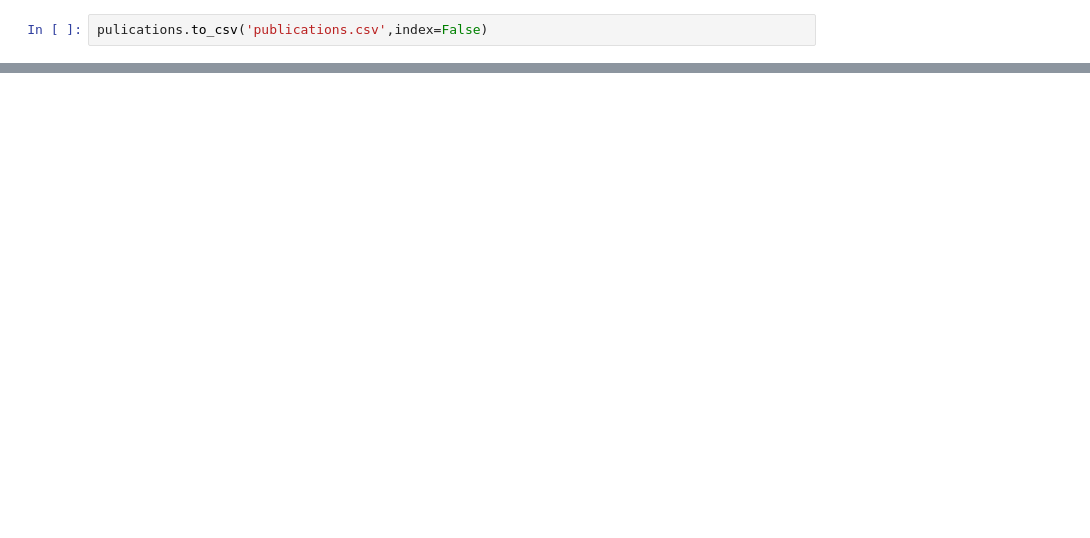
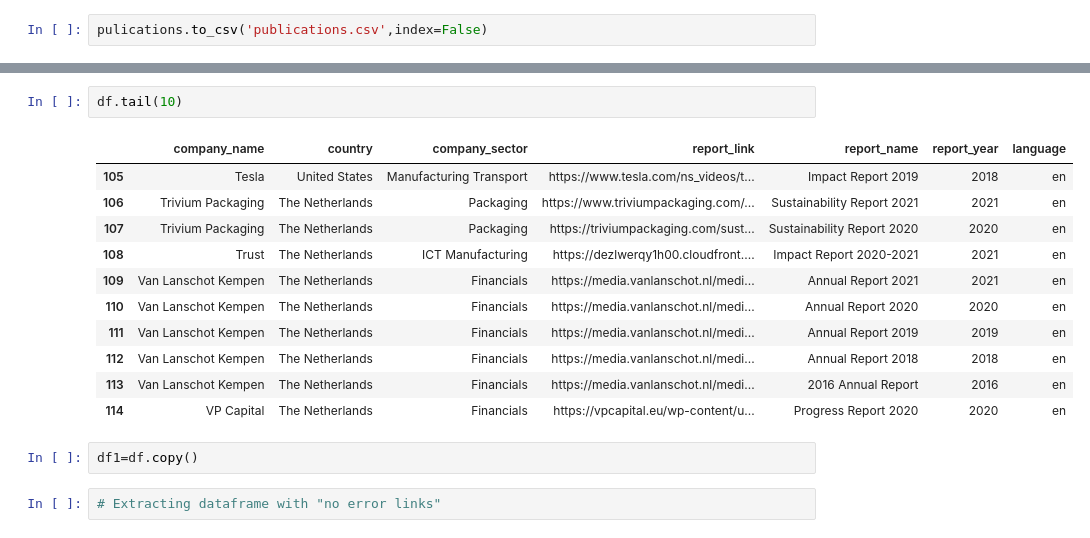
Before and after one commit to stmulugheta/Introduction-to-Web-Scraping, a Jupyter notebook: COSA-Publications_WebScraping.ipynb, the cells around one changed output, grey strips where cells are left out. Saved outputs shown, nothing was run; the diff lists cells and outputs as text; blank space fills up the shorter version.

```diff
--- a/COSA-Publications_WebScraping.ipynb
+++ b/COSA-Publications_WebScraping.ipynb
@@ -84,0 +149,18 @@ pulications.to_csv('publications.csv',index=False)
+# %%
+df.tail(10)
+# %% [output]
+|  | company_name | country | company_sector | report_link | report_name | report_year | language |
+| 105 | Tesla | United States | Manufacturing Transport | https://www.tesla.com/ns_videos/t... | Impact Report 2019 | 2018 | en |
+| 106 | Trivium Packaging | The Netherlands | Packaging | https://www.triviumpackaging.com/... | Sustainability Report 2021 | 2021 | en |
+| 107 | Trivium Packaging | The Netherlands | Packaging | https://triviumpackaging.com/sust... | Sustainability Report 2020 | 2020 | en |
+| 108 | Trust | The Netherlands | ICT Manufacturing | https://dezlwerqy1h00.cloudfront.... | Impact Report 2020-2021 | 2021 | en |
+| 109 | Van Lanschot Kempen | The Netherlands | Financials | https://media.vanlanschot.nl/medi... | Annual Report 2021 | 2021 | en |
+| 110 | Van Lanschot Kempen | The Netherlands | Financials | https://media.vanlanschot.nl/medi... | Annual Report 2020 | 2020 | en |
+| 111 | Van Lanschot Kempen | The Netherlands | Financials | https://media.vanlanschot.nl/medi... | Annual Report 2019 | 2019 | en |
+| 112 | Van Lanschot Kempen | The Netherlands | Financials | https://media.vanlanschot.nl/medi... | Annual Report 2018 | 2018 | en |
+| 113 | Van Lanschot Kempen | The Netherlands | Financials | https://media.vanlanschot.nl/medi... | 2016 Annual Report | 2016 | en |
+| 114 | VP Capital | The Netherlands | Financials | https://vpcapital.eu/wp-content/u... | Progress Report 2020 | 2020 | en |
+# %%
+df1=df.copy()
+# %%
+# Extracting dataframe with "no error links"
```
Also changed, not shown: parts of 6 cells of this notebook.
